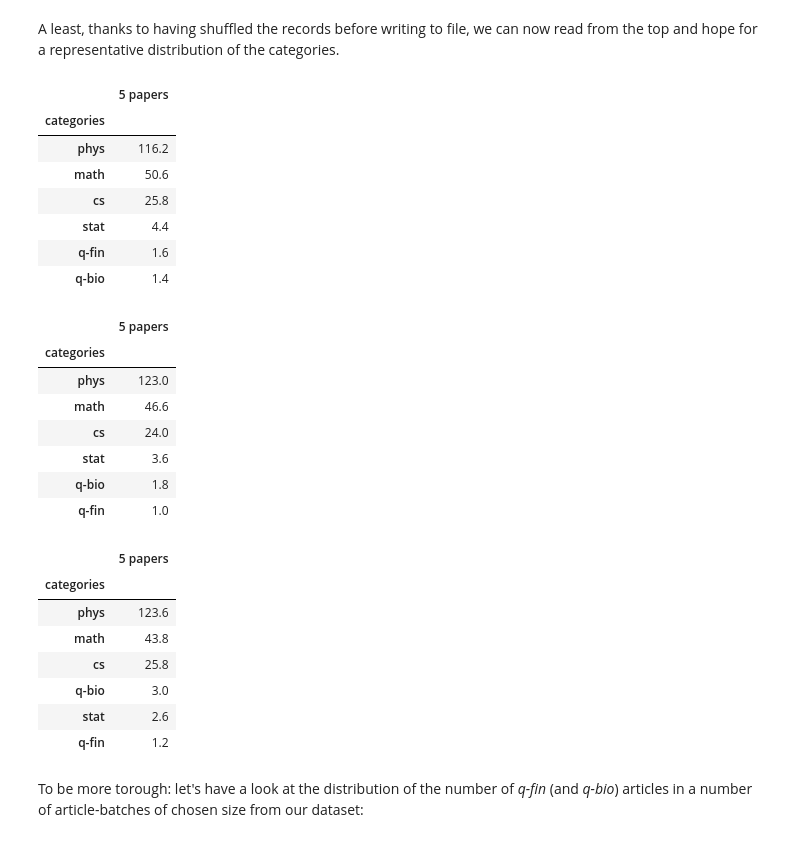
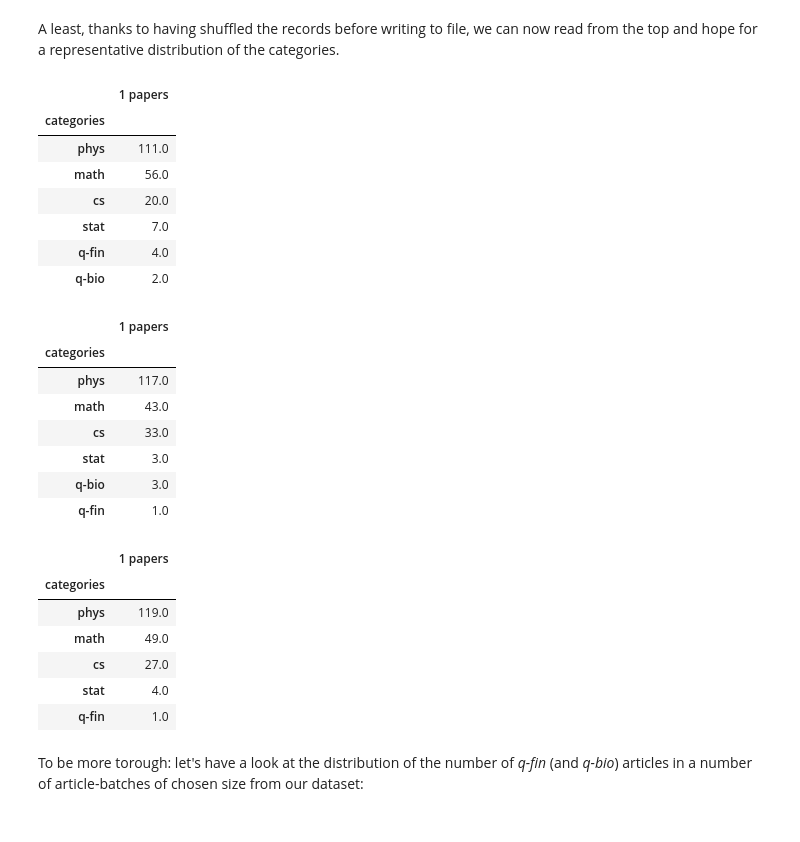
Before and after one commit to olszewskip/ArXiv_Classifier, a Jupyter notebook: arXiv_cleanup.ipynb, the cells around one changed output. Saved outputs shown, nothing was run; the diff lists cells and outputs as text; code cells hidden in the pictures.

```diff
--- a/arXiv_cleanup.ipynb
+++ b/arXiv_cleanup.ipynb
@@ -672,34 +672,33 @@ A least, thanks to having shuffled the records before writing to file, we can no
 # %%
 file = os.path.join("data", "bare_all.csv")
 
-chunks = pd.read_csv(file, delimiter='\t', chunksize = 1000)
+chunks = pd.read_csv(file, delimiter='\t', chunksize = 200)
 
 for _ in range(3):
-    show_cats(next(chunks), column='label', divideby=5, showplot=False)
+    show_cats(next(chunks), column='label', divideby=1, showplot=False)
 # %% [output]
-|  | 5 papers |
+|  | 1 papers |
 | categories |  |
-| phys | 116.2 |
-| math | 50.6 |
-| cs | 25.8 |
-| stat | 4.4 |
-| q-fin | 1.6 |
-| q-bio | 1.4 |
+| phys | 111.0 |
+| math | 56.0 |
+| cs | 20.0 |
+| stat | 7.0 |
+| q-fin | 4.0 |
+| q-bio | 2.0 |
-|  | 5 papers |
+|  | 1 papers |
 | categories |  |
-| phys | 123.0 |
-| math | 46.6 |
-| cs | 24.0 |
-| stat | 3.6 |
-| q-bio | 1.8 |
+| phys | 117.0 |
+| math | 43.0 |
+| cs | 33.0 |
+| stat | 3.0 |
+| q-bio | 3.0 |
 | q-fin | 1.0 |
-|  | 5 papers |
+|  | 1 papers |
 | categories |  |
-| phys | 123.6 |
-| math | 43.8 |
-| cs | 25.8 |
-| q-bio | 3.0 |
-| stat | 2.6 |
-| q-fin | 1.2 |
+| phys | 119.0 |
+| math | 49.0 |
+| cs | 27.0 |
+| stat | 4.0 |
+| q-fin | 1.0 |
 # %% [markdown]
 To be more torough: let's have a look at the distribution of the number of *q-fin* (and *q-bio*) articles in a number of article-batches of chosen size from our dataset:
```
Also changed, not shown: parts of 3 cells of this notebook.
